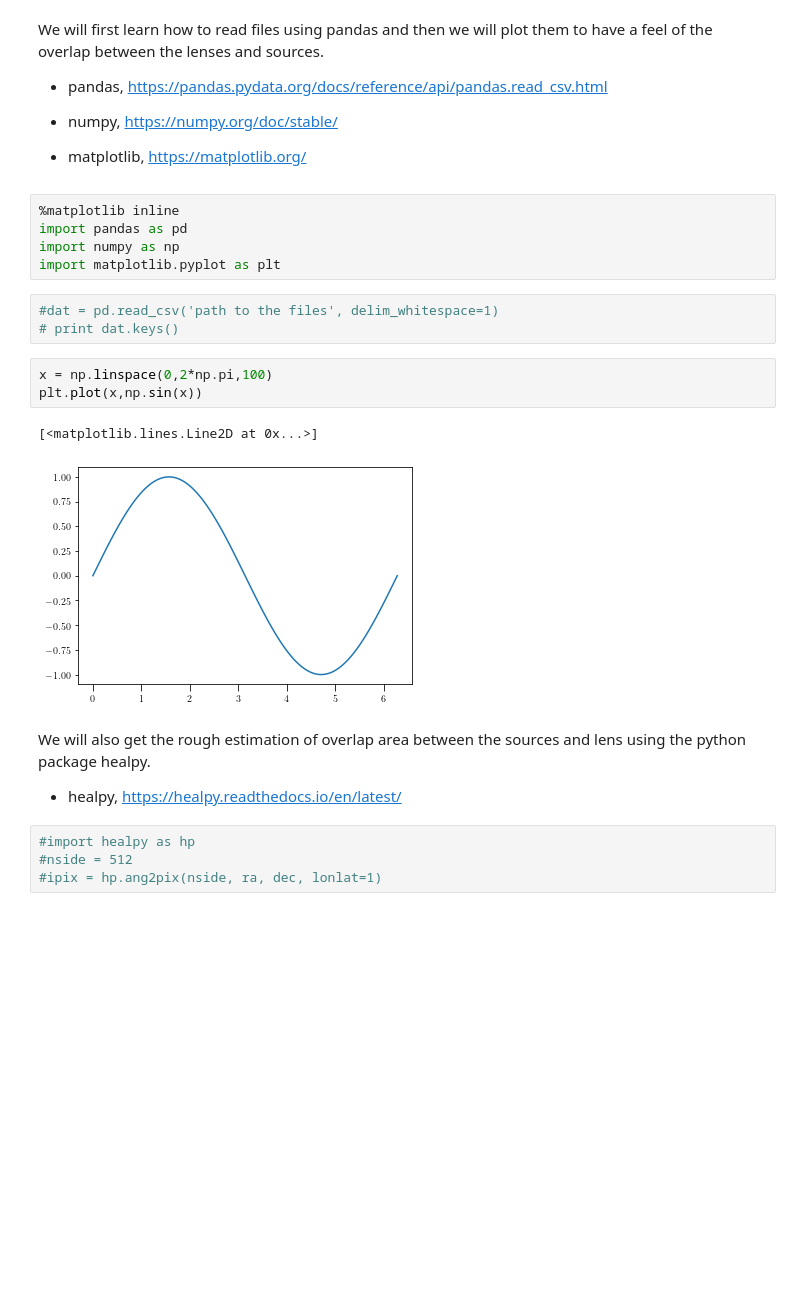
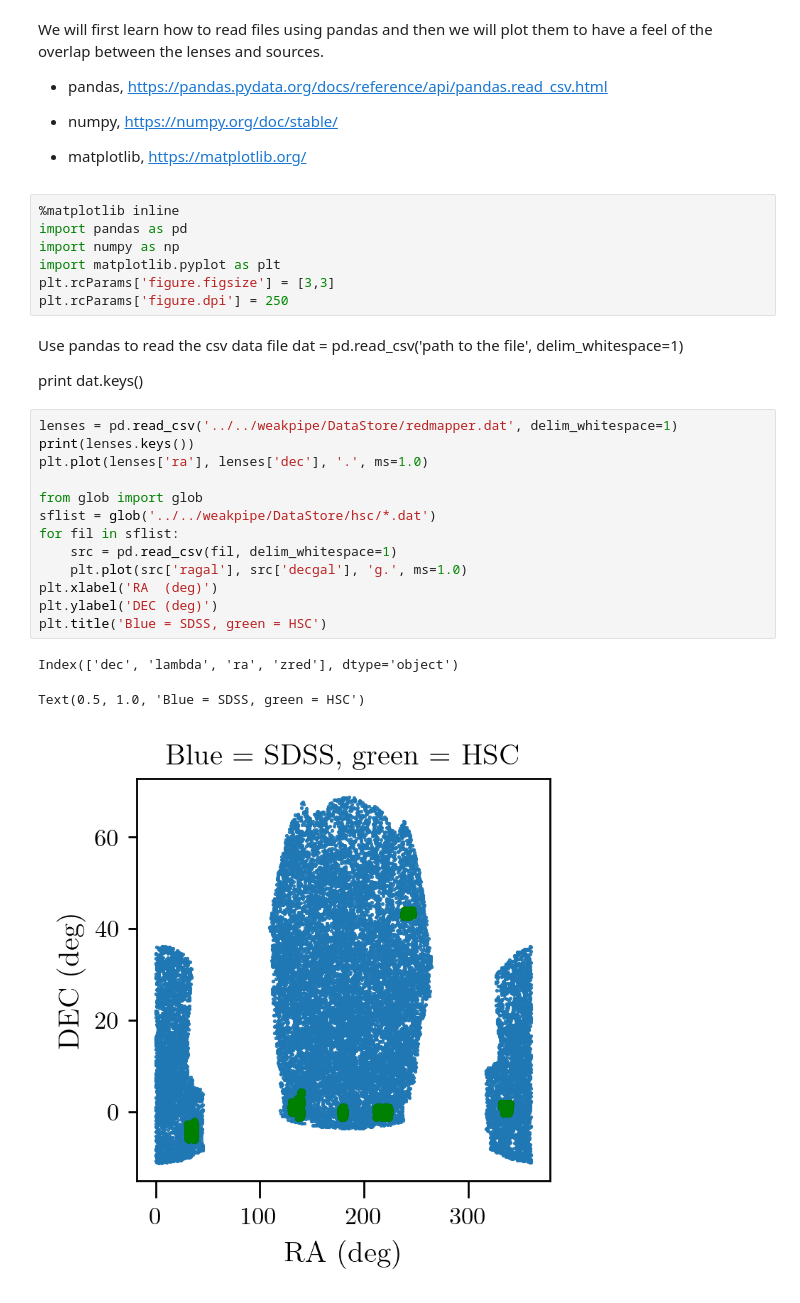
Before and after one commit to divyarana-cosmo/IAGRG_2022, a Jupyter notebook: docs/instructions.ipynb, the cells around one changed output. Cells and saved outputs as stored; diff of their text form; blank space fills up the shorter version.

```diff
--- a/docs/instructions.ipynb
+++ b/docs/instructions.ipynb
@@ -70,20 +70,27 @@ We will first learn how to read files using pandas and then we will plot them to
 import pandas as pd
 import numpy as np
 import matplotlib.pyplot as plt
+plt.rcParams['figure.figsize'] = [3,3]
+plt.rcParams['figure.dpi'] = 250
-# %%
-#dat = pd.read_csv('path to the files', delim_whitespace=1)
-# print dat.keys()
-# %%
-x = np.linspace(0,2*np.pi,100)
-plt.plot(x,np.sin(x))
-# %% [output]
-[<matplotlib.lines.Line2D at 0x...>]
-[figure, removed]
-# %% [markdown]
-We will also get the rough  estimation of overlap area between the sources and lens using the python package healpy.
-
-- healpy, https://healpy.readthedocs.io/en/latest/
-# %%
-#import healpy as hp
-#nside = 512
-#ipix = hp.ang2pix(nside, ra, dec, lonlat=1)
+# %% [markdown]
+Use pandas to read the csv data file
+dat = pd.read_csv('path to the file', delim_whitespace=1)
+
+print dat.keys()
+# %%
+lenses = pd.read_csv('../../weakpipe/DataStore/redmapper.dat', delim_whitespace=1)
+print(lenses.keys())
+plt.plot(lenses['ra'], lenses['dec'], '.', ms=1.0)
+
+from glob import glob
+sflist = glob('../../weakpipe/DataStore/hsc/*.dat')
+for fil in sflist:
+    src = pd.read_csv(fil, delim_whitespace=1)
+    plt.plot(src['ragal'], src['decgal'], 'g.', ms=1.0)
+plt.xlabel('RA  (deg)')
+plt.ylabel('DEC (deg)')
+plt.title('Blue = SDSS, green = HSC')
+# %% [output]
+Index(['dec', 'lambda', 'ra', 'zred'], dtype='object')
+Text(0.5, 1.0, 'Blue = SDSS, green = HSC')
+[figure, added]
```
Also changed, not shown: parts of 4 cells of this notebook, 15 other files.
